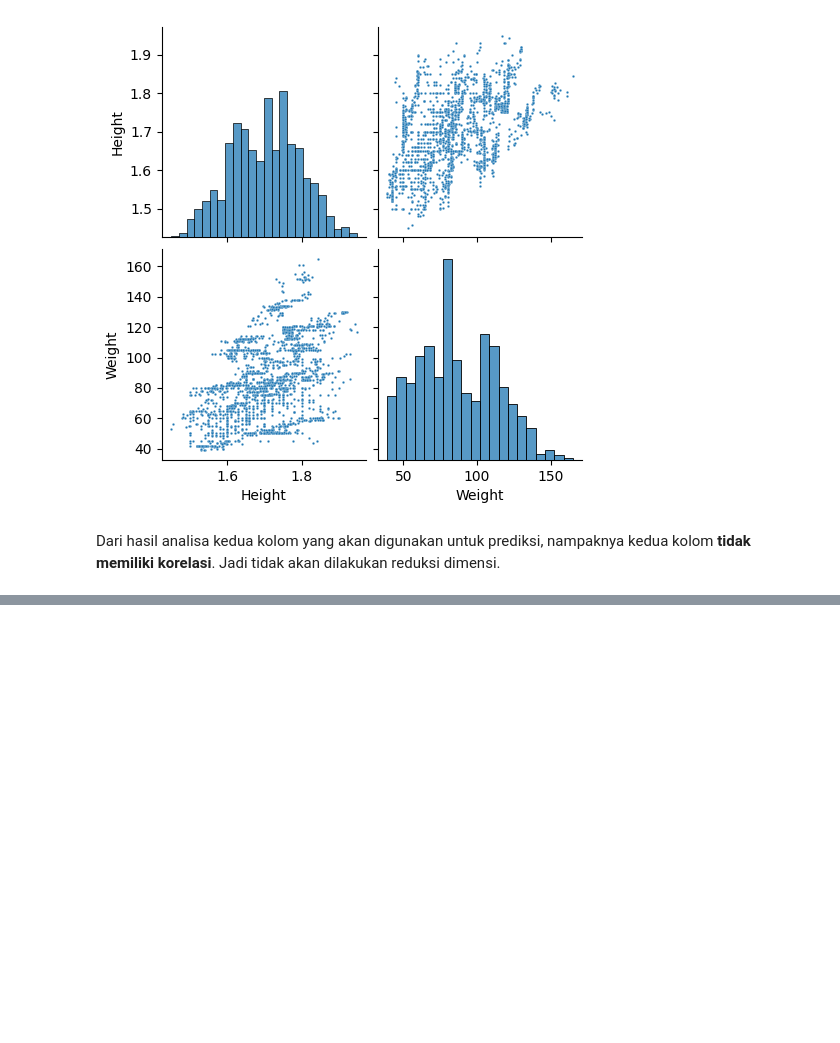
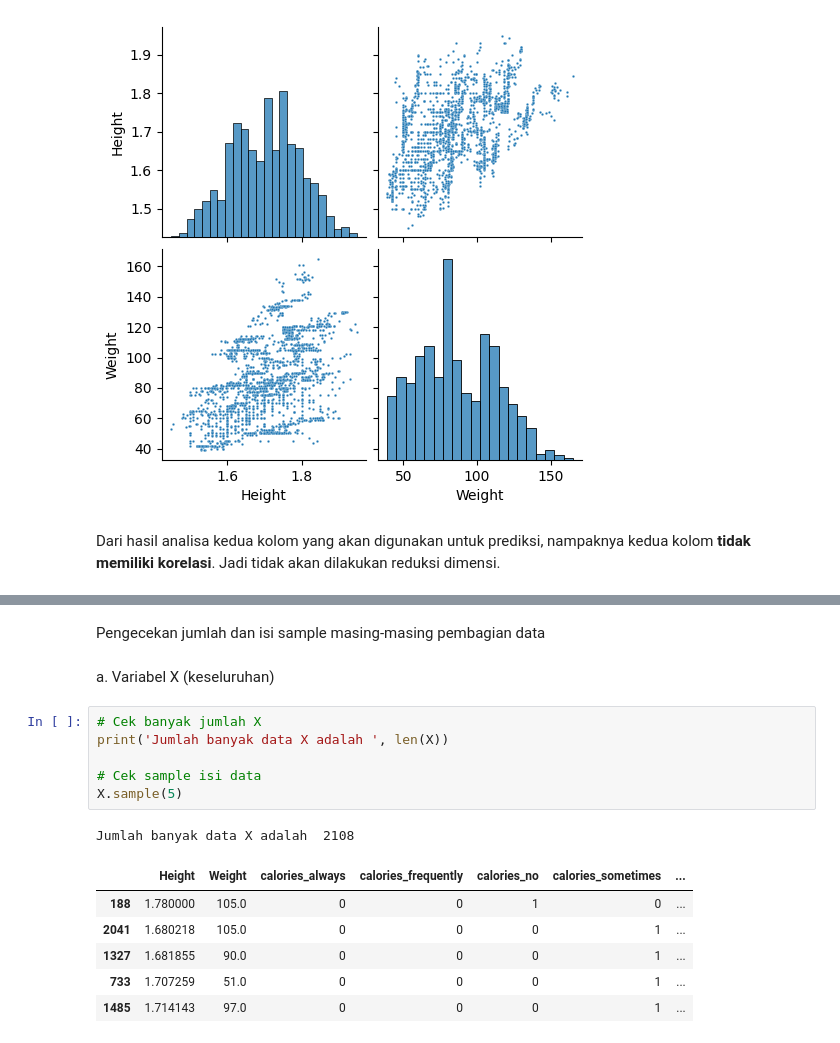
Before and after one commit to ishala/obesity-analysis-and-recommender-system, a Jupyter notebook: Submission 1/analisis.ipynb, the cells around one changed output, grey strips where cells are left out. Saved outputs shown, nothing was run; the diff lists cells and outputs as text; blank space fills up the shorter version.

```diff
--- a/Submission 1/analisis.ipynb
+++ b/Submission 1/analisis.ipynb
@@ -650,0 +657,18 @@ Dari hasil analisa kedua kolom yang akan digunakan untuk prediksi, nampaknya ked
+# %% [markdown]
+Pengecekan jumlah dan isi sample masing-masing pembagian data
+# %% [markdown]
+a. Variabel X (keseluruhan)
+# %%
+# Cek banyak jumlah X
+print('Jumlah banyak data X adalah ', len(X))
+
+# Cek sample isi data
+X.sample(5)
+# %% [output]
+Jumlah banyak data X adalah  2108
+|  | Height | Weight | calories_always | calories_frequently | calories_no | calories_sometimes | ... |
+| 188 | 1.780000 | 105.0 | 0 | 0 | 1 | 0 | ... |
+| 2041 | 1.680218 | 105.0 | 0 | 0 | 0 | 1 | ... |
+| 1327 | 1.681855 | 90.0 | 0 | 0 | 0 | 1 | ... |
+| 733 | 1.707259 | 51.0 | 0 | 0 | 0 | 1 | ... |
+| 1485 | 1.714143 | 97.0 | 0 | 0 | 0 | 1 | ... |
```
Also changed, not shown: parts of 14 cells of this notebook.
